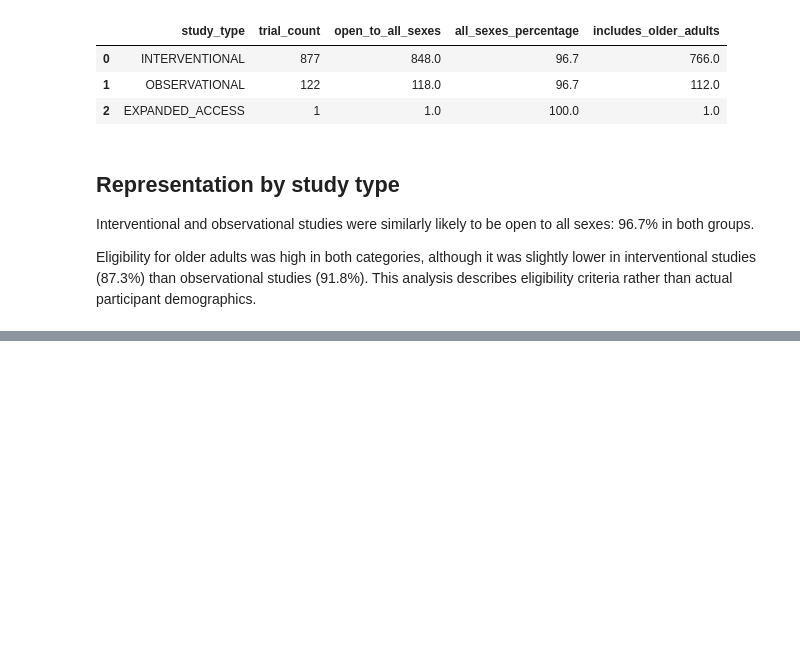
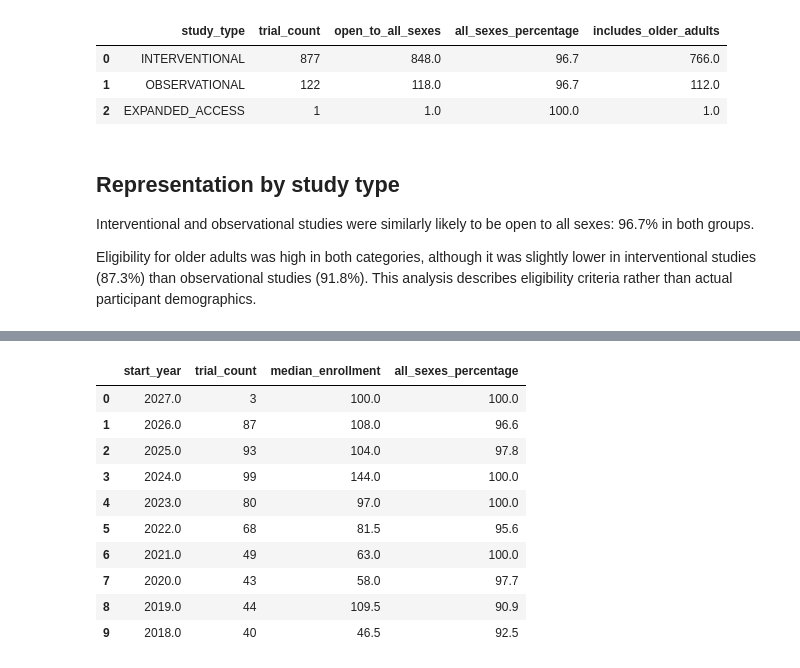
Before and after one commit to namitaramesh/trialscope-clinical-trial-representation, a Jupyter notebook: notebooks/02_load_raw_data.ipynb, the cells around one changed output, grey strips where cells are left out. Drawn from its saved outputs; the diff is of its cells as text; code cells hidden in the pictures; blank space fills up the shorter version.

```diff
--- a/notebooks/02_load_raw_data.ipynb
+++ b/notebooks/02_load_raw_data.ipynb
@@ -423,0 +463,36 @@ participant demographics.
+# %%
+trials_by_start_year_sql = connection.execute("""
+    SELECT
+        start_year,
+        COUNT(*) AS trial_count,
+        ROUND(MEDIAN("Enrollment"), 1) AS median_enrollment,
+
+        ROUND(
+            100.0 * SUM(
+                CASE
+                    WHEN "Sex" = 'ALL' THEN 1
+                    ELSE 0
+                END
+            ) / COUNT(*),
+            1
+        ) AS all_sexes_percentage
+
+    FROM trial_clean_data
+    WHERE start_year IS NOT NULL
+    GROUP BY start_year
+    ORDER BY start_year DESC
+""").df()
+
+trials_by_start_year_sql.head(10)
+# %% [output]
+|  | start_year | trial_count | median_enrollment | all_sexes_percentage |
+| 0 | 2027.0 | 3 | 100.0 | 100.0 |
+| 1 | 2026.0 | 87 | 108.0 | 96.6 |
+| 2 | 2025.0 | 93 | 104.0 | 97.8 |
+| 3 | 2024.0 | 99 | 144.0 | 100.0 |
+| 4 | 2023.0 | 80 | 97.0 | 100.0 |
+| 5 | 2022.0 | 68 | 81.5 | 95.6 |
+| 6 | 2021.0 | 49 | 63.0 | 100.0 |
+| 7 | 2020.0 | 43 | 58.0 | 97.7 |
+| 8 | 2019.0 | 44 | 109.5 | 90.9 |
+| 9 | 2018.0 | 40 | 46.5 | 92.5 |
```
Also changed, not shown: parts of 16 cells of this notebook, 1 other file.
